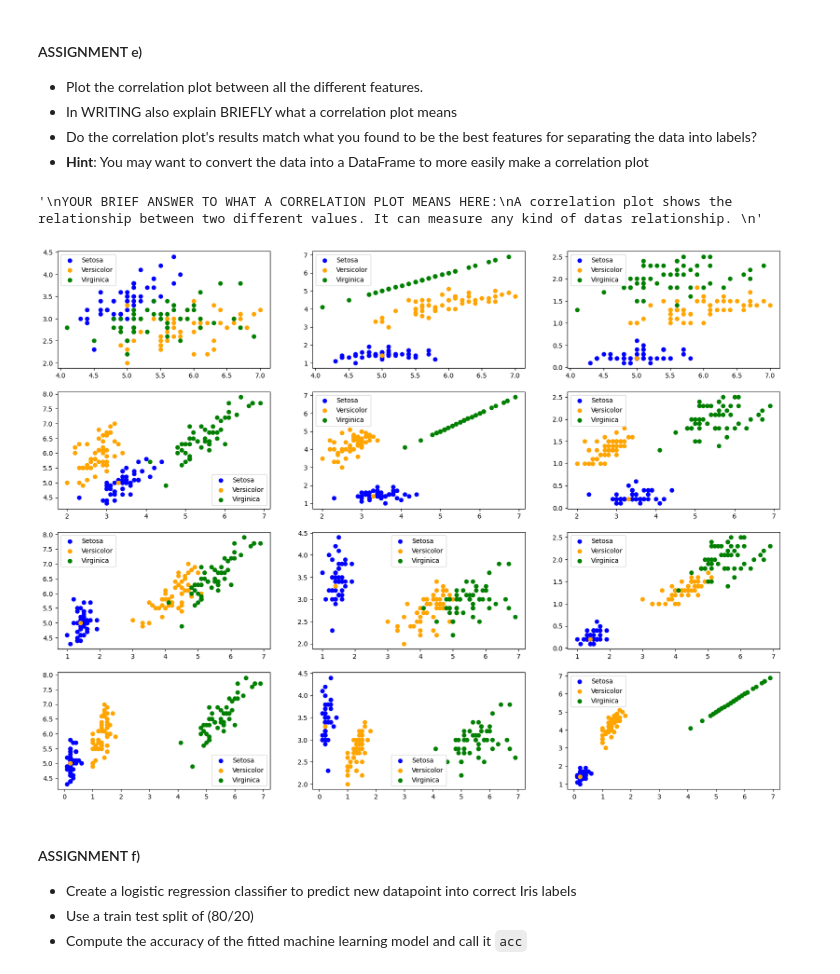
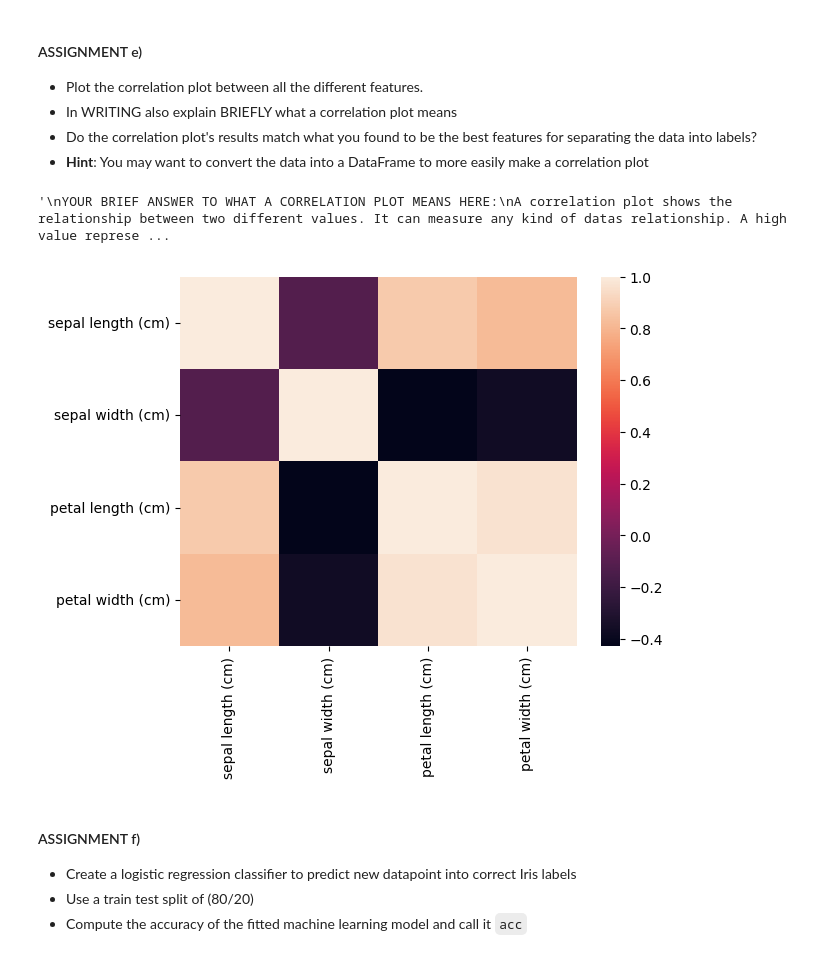
Before and after one commit to theocarlsson/Maskininl-rning, a Jupyter notebook: Assignments/Practical/PracticalNotebook3.ipynb, the cells around one changed output. Drawn from its saved outputs; the diff is of its cells as text; code cells hidden in the pictures.

```diff
--- a/Assignments/Practical/PracticalNotebook3.ipynb
+++ b/Assignments/Practical/PracticalNotebook3.ipynb
@@ -393,32 +389,25 @@ print(iris.target)
 - In WRITING also explain BRIEFLY what a correlation plot means
 - Do the correlation plot's results match what you found to be the best features for separating the data into labels?
 - **Hint**: You may want to convert the data into a DataFrame to more easily make a correlation plot
-# %%
-# YOUR CODE HERE
-plt.figure(figsize= (20, 15))
-i = 1
-
-for x in [s_length, s_width, p_length, p_width]:
-    for y in [s_length, s_width, p_length, p_width]:
-        if (x == y):
-            continue
-        else:
-            plt.subplot(4, 3, i)
-            plt.scatter(x[:set], y[:set], c= "blue", label = "Setosa")
-            plt.scatter(x[set:set + vers], y[set:set + vers], c= "orange", label = "Versicolor")
-            plt.scatter(p_length[set+vers:], y[set+vers:], c = "green", label = "Virginica")
-            plt.legend()
-            i += 1
-
-
-
-"""
-YOUR BRIEF ANSWER TO WHAT A CORRELATION PLOT MEANS HERE:
-A correlation plot shows the relationship between two different values. It can measure any kind of datas relationship.
-"""
-# %% [output]
-'\nYOUR BRIEF ANSWER TO WHAT A CORRELATION PLOT MEANS HERE:\nA correlation plot shows the relationship between two different values. It can measure any kind of datas relationship. \n'
-[figure, removed]
+# %%
+# YOUR CODE HERE
+import seaborn as sns
+
+
+
+dataframe = pd.DataFrame(iris.data, columns= iris.feature_names)
+frame = dataframe.corr()
+
+sns.heatmap(frame)
+
+
+"""
+YOUR BRIEF ANSWER TO WHAT A CORRELATION PLOT MEANS HERE:
+A correlation plot shows the relationship between two different values. It can measure any kind of datas relationship. A high value represent that values go high and low together. A negative value represent that the value are opposite of eachother. If one goes up the other goes down.
+"""
+# %% [output]
+'\nYOUR BRIEF ANSWER TO WHAT A CORRELATION PLOT MEANS HERE:\nA correlation plot shows the relationship between two different values. It can measure any kind of datas relationship. A high value represe ...
+[figure, added]
 # %% [markdown]
 #### ASSIGNMENT f)
 - Create a logistic regression classifier to predict new datapoint into correct Iris labels
```
Also changed, not shown: parts of 3 cells of this notebook, 1 other file.
